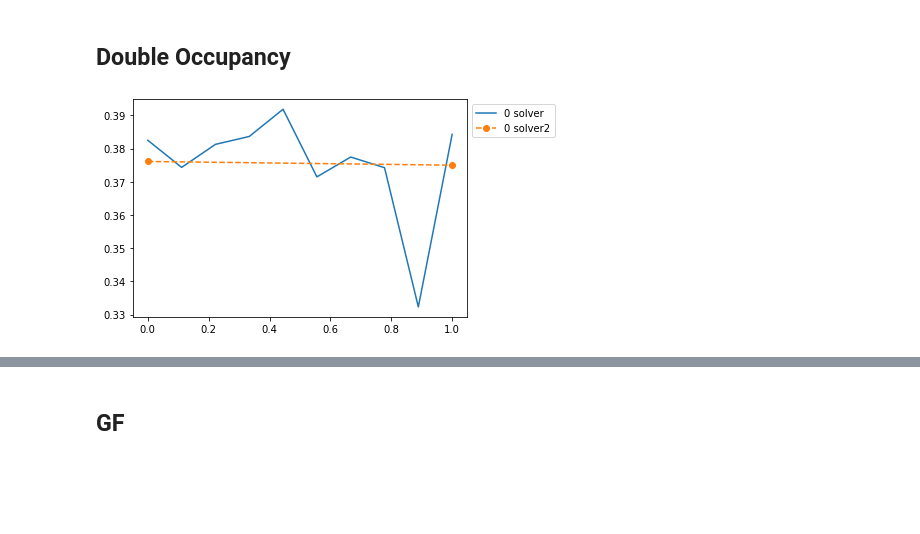
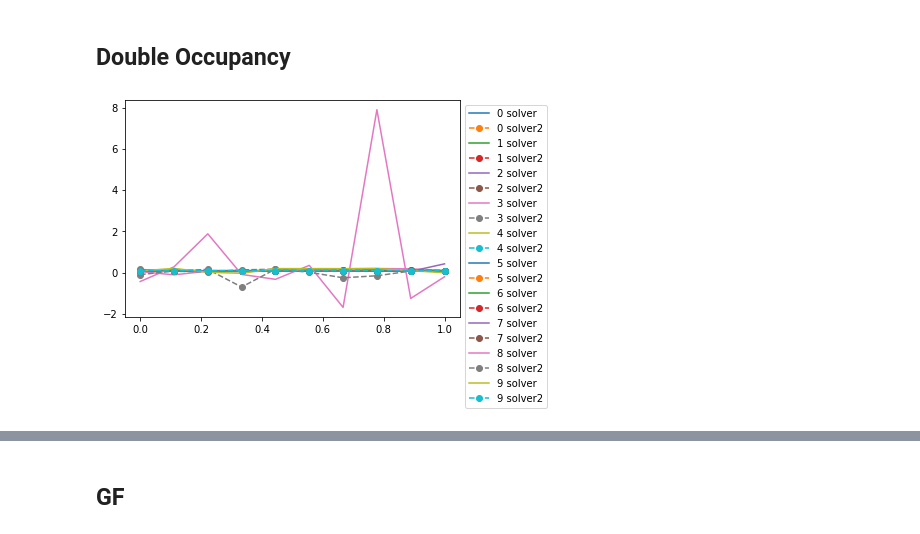
Before and after one commit to adrien-c-lopez/ctint_tutorial, a Jupyter notebook: examples/analysis.ipynb, the cells around one changed output, grey strips where cells are left out. Cells and saved outputs as stored; diff of their text form; code cells hidden in the pictures; blank space fills up the shorter version.

```diff
--- a/examples/analysis.ipynb
+++ b/examples/analysis.ipynb
@@ -184,7 +224,7 @@ for id in ids:
 # %% [markdown]
 ## Density
 # %%
-for id in ids:#[1:]:
+for id in [0]: #[5]:#[0,1,2,3,4,6]:#[1:]:
     k = np.linspace(0,1,Ns[id])
     n = np.zeros((Ns[id],2),dtype=complex)
     with HDFArchive(files[id],'r') as A:
@@ -205,0 +290,24 @@ plt.show()
+# %%
+for id in ids:#[5]:#[0,1,2,3,4,6]:#[1:]:
+    k = np.linspace(0,1,Ns[id])
+    n = np.zeros(Ns[id],dtype=complex)
+    n_hist = np.zeros(Ns[id],dtype=complex)
+    with HDFArchive(files[id],'r') as A:
+        for i in range(Ns[id]):
+            n[i] = np.sum(A[f"n_{i}"])
+            n_hist[i] = np.sum(A[f"hist_n_{i}"])
+    plt.plot(k,n.real,label=f"{id} solver")
+    plt.plot(k,n_hist.real,'--',label=f"{id} solver hist")
+
+    k = np.linspace(0,1,Ns2[id])
+    n2 = np.zeros(Ns2[id],dtype=complex)
+    n_hist2 = np.zeros(Ns2[id],dtype=complex)
+    with HDFArchive(files2[id],'r') as B:
+        for i in range(Ns2[id]):
+            n2[i] = np.sum(B[f"n_{i}"])
+            n_hist2[i] = np.sum(B[f"hist_n_{i}"])
+    plt.plot(k,n2.real,'o-',label=f"{id} solver2")
+    plt.plot(k,n_hist2.real,'o--',label=f"{id} solver hist")
+
+plt.legend(bbox_to_anchor=(1,1))
+plt.show()
@@ -206,22 +316,26 @@ plt.show()
 # %% [markdown]
 ## Double Occupancy
 # %%
-for id in ids:#[1:]:
+for id in ids:#[0,1,2,3,4,6]:#[1:]:
     k = np.linspace(0,1,Ns[id])
-    d = np.zeros(Ns[id],dtype=complex)
+    d = np.zeros(Ns[
+        id],dtype=complex)
     with HDFArchive(files[id],'r') as A:
         for i in range(Ns[id]):
-            d[i] = A[f"d_{i}"]+delta0[id]*(np.sum(A[f"n_{i}"]+delta0[id])+delta0[id]**2-delta[id]**2)
+            #d[i] = A[f"d_{i}"]+delta0[id]*(np.sum(A[f"n_{i}"]+delta0[id])+delta0[id]**2-delta[id]**2)
+            d[i] = A[f"d_{i}"]+(delta0[id])*np.sum(A[f"n_{i}"])+delta0[id]**2+delta[id]**2
+
     plt.plot(k,d.real,label=f"{id} solver")
 
     k = np.linspace(0,1,Ns2[id])
     d2 = np.zeros(Ns2[id],dtype=complex)
     with HDFArchive(files2[id],'r') as B:
         for i in range(Ns2[id]):
-            d2[i] = B[f"d_{i}"]+delta0[id]*(np.sum(B[f"n_{i}"]+delta0[id])+delta0[id]**2-delta[id]**2)
+            #d2[i] = B[f"d_{i}"]+delta0[id]*(np.sum(B[f"n_{i}"]+delta0[id])+delta0[id]**2-delta[id]**2)
+            d2[i] = B[f"d_{i}"]+(delta0[id])*np.sum(B[f"n_{i}"])+delta0[id]**2+delta[id]**2
     plt.plot(k,d2.real,"o--",label=f"{id} solver2")
 
 plt.legend(bbox_to_anchor=(1,1))
 plt.show()
 # %% [output]
-[figure, old version]
+[figure, new version]
```
Also changed, not shown: parts of 18 cells of this notebook, 25 other files.
